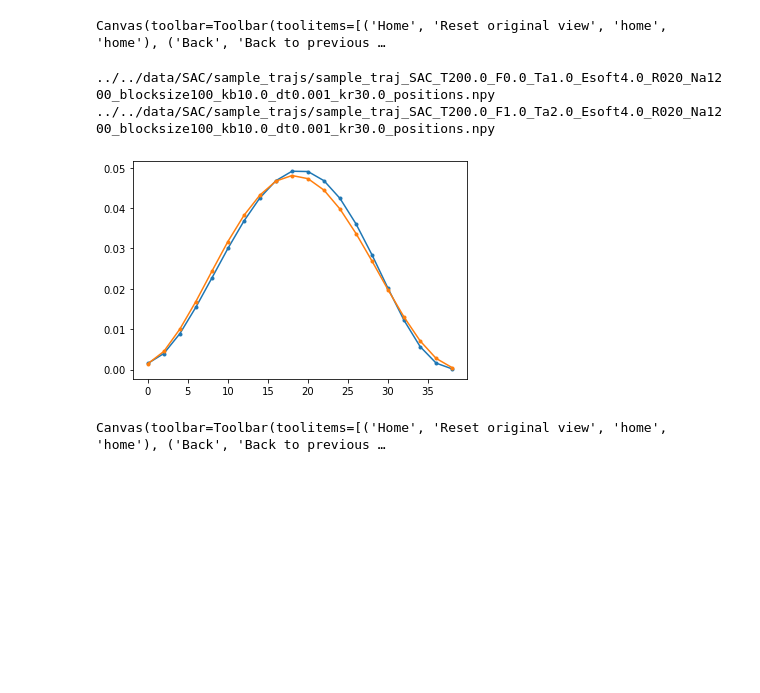
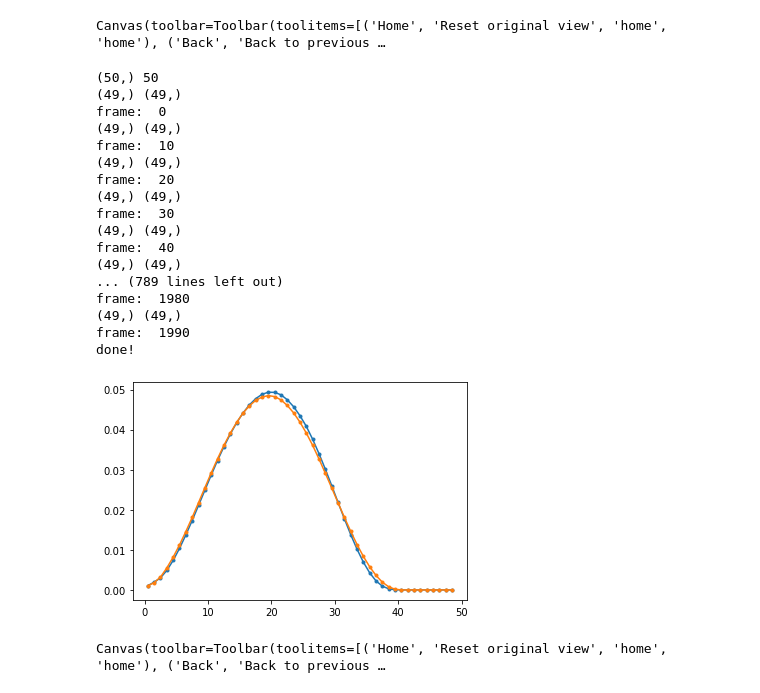
Before and after one commit to s-brahmachari/Active-noise-simulations, a Jupyter notebook: analysis_codes/visualize_traj.ipynb, the cells around one changed output. Cells and saved outputs as stored; diff of their text form; code cells hidden in the pictures; blank space fills up the shorter version.

```diff
--- a/analysis_codes/visualize_traj.ipynb
+++ b/analysis_codes/visualize_traj.ipynb
@@ -88,24 +89,46 @@ Canvas(toolbar=Toolbar(toolitems=[('Home', 'Reset original view', 'home', 'home'
 # %%
 %matplotlib inline
 val=['../../data/SAC/sample_trajs/sample_traj_SAC_T200.0_F0.0_Ta1.0_Esoft4.0_R020_Na1200_blocksize100_kb10.0_dt0.001_kr30.0_positions.npy',
     '../../data/SAC/sample_trajs/sample_traj_SAC_T200.0_F1.0_Ta2.0_Esoft4.0_R020_Na1200_blocksize100_kb10.0_dt0.001_kr30.0_positions.npy',]
 #    '../../data/SAC/sample_trajs/sample_traj_SAC_T200.0_F2.0_Ta2.0_Esoft4.0_R020_Na1200_blocksize100_kb10.0_dt0.001_kr30.0_positions.npy',
 #    '../../data/SAC/sample_trajs/sample_traj_SAC_T200.0_F1.0_Ta200.0_Esoft4.0_R020_Na1200_blocksize100_kb10.0_dt0.001_kr30.0_positions.npy']
 
 for fn in val:
     xyz=np.load(fn)
-    dist_all=[]
-    print(fn)
-    for pos in xyz[:300]:
-        dist=distance.cdist(pos,pos, 'euclidean')
-        dist_all.append(np.ravel(dist))
-    dist_all=np.ravel(dist_all)
-    hist,bins=np.histogram(dist_all, bins=np.arange(0,42,2), density=True)
-    plt.plot(bins[:-1], hist,'.-')
+    bins=np.arange(0,50,1)
+    dist_all=np.zeros(shape=(len(bins)-1))
+    ii=0
+    print(bins.shape,len(bins))
+    for kk,pos in enumerate(xyz):
+        if kk%10==0:
+            dist=distance.cdist(pos,pos, 'euclidean')
+            rij_hist,bin_edges=np.histogram(np.ravel(dist), bins=bins, density=True)
+            print(rij_hist.shape, dist_all.shape)
+            dist_all+=rij_hist
+            ii+=1
+            print('frame: ',kk)
+    bin_mids=0.5*(bin_edges[:-1] + bin_edges[1:])
+    print('done!\n', flush=True)
+    plt.plot(bin_mids, dist_all/ii,'.-')
 # plt.semilogy()
 # plt.ylim(1e-4,1e-1)
 # plt.xlim(0,7)
 # %% [output]
-../../data/SAC/sample_trajs/sample_traj_SAC_T200.0_F0.0_Ta1.0_Esoft4.0_R020_Na1200_blocksize100_kb10.0_dt0.001_kr30.0_positions.npy
-../../data/SAC/sample_trajs/sample_traj_SAC_T200.0_F1.0_Ta2.0_Esoft4.0_R020_Na1200_blocksize100_kb10.0_dt0.001_kr30.0_positions.npy
+(50,) 50
+(49,) (49,)
+frame:  0
+(49,) (49,)
+frame:  10
+(49,) (49,)
+frame:  20
+(49,) (49,)
+frame:  30
+(49,) (49,)
+frame:  40
+(49,) (49,)
+... (789 lines left out)
+frame:  1980
+(49,) (49,)
+frame:  1990
+done!
-[figure, old version]
+[figure, new version]
```
Also changed, not shown: parts of 3 cells of this notebook, 1 other file.
